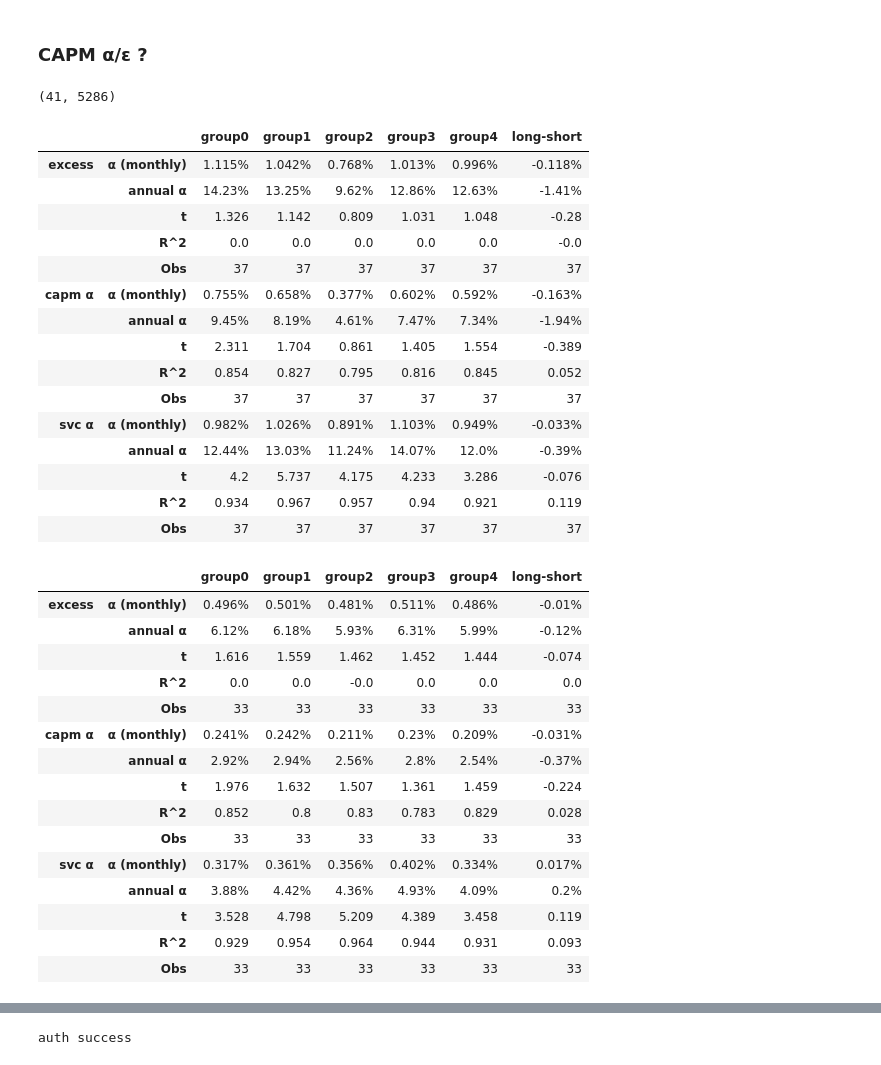
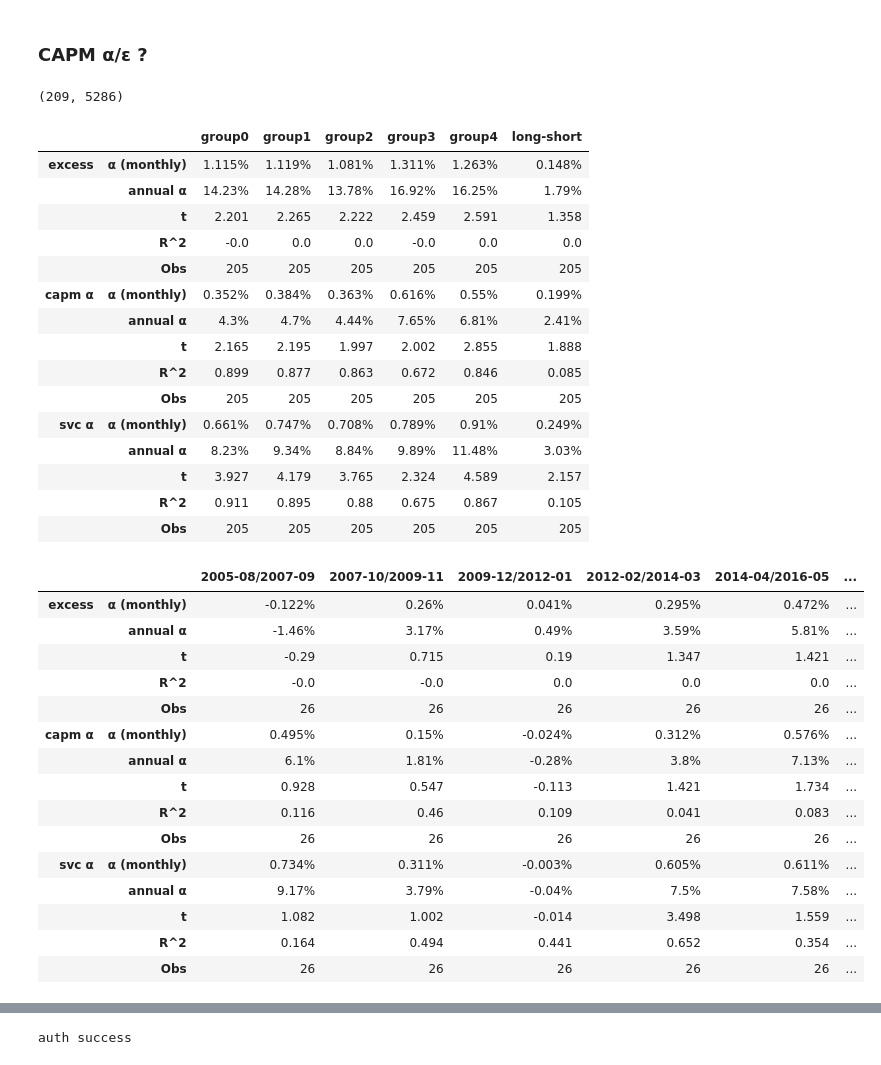
Before and after one commit to dacianpeng/mutual-fund-effective-or-not-Evidence-from-China, a Jupyter notebook: main.ipynb, the cells around one changed output, grey strips where cells are left out. Drawn from its saved outputs; the diff is of its cells as text; code cells hidden in the pictures.

```diff
--- a/main.ipynb
+++ b/main.ipynb
@@ -903,7 +903,6 @@ from factors import *
 from IPython.display import display
 start_time = '2005-6'
 end_time = (datetime.datetime.now() - pd.offsets.MonthEnd(1)).strftime('%Y-%m')
-end_time = '2019-6'
 # %% [markdown]
 ### CAPM α +
 # %%
@@ -1133,45 +1039,42 @@ all_fund_capm_α_ε = return_of_all_fund_.loc[start_time: end_time].rolling(wind
 
 all_fund_capm_α_ε.shape
 # %% [output]
-(41, 5286)
+(209, 5286)
 # %%
-group_and_statistic(all_fund_capm_α_ε, groups=5, weighting='mkt', interval=1)
-# 区分z-score / single factor
-# sharpe α ε
-#
+group_and_statistic(all_fund_capm_α_ε, groups=5, weighting='mkt', interval=1, kind='cross_section')
 # %% [output]
 |  |  | group0 | group1 | group2 | group3 | group4 | long-short |
-| excess | α (monthly) | 1.115% | 1.042% | 0.768% | 1.013% | 0.996% | -0.118% |
-|  | annual α | 14.23% | 13.25% | 9.62% | 12.86% | 12.63% | -1.41% |
-|  | t | 1.326 | 1.142 | 0.809 | 1.031 | 1.048 | -0.28 |
-|  | R^2 | 0.0 | 0.0 | 0.0 | 0.0 | 0.0 | -0.0 |
-|  | Obs | 37 | 37 | 37 | 37 | 37 | 37 |
-| capm α | α (monthly) | 0.755% | 0.658% | 0.377% | 0.602% | 0.592% | -0.163% |
-|  | annual α | 9.45% | 8.19% | 4.61% | 7.47% | 7.34% | -1.94% |
-|  | t | 2.311 | 1.704 | 0.861 | 1.405 | 1.554 | -0.389 |
-|  | R^2 | 0.854 | 0.827 | 0.795 | 0.816 | 0.845 | 0.052 |
-|  | Obs | 37 | 37 | 37 | 37 | 37 | 37 |
-| svc α | α (monthly) | 0.982% | 1.026% | 0.891% | 1.103% | 0.949% | -0.033% |
-|  | annual α | 12.44% | 13.03% | 11.24% | 14.07% | 12.0% | -0.39% |
-|  | t | 4.2 | 5.737 | 4.175 | 4.233 | 3.286 | -0.076 |
-|  | R^2 | 0.934 | 0.967 | 0.957 | 0.94 | 0.921 | 0.119 |
-|  | Obs | 37 | 37 | 37 | 37 | 37 | 37 |
+| excess | α (monthly) | 1.115% | 1.119% | 1.081% | 1.311% | 1.263% | 0.148% |
+|  | annual α | 14.23% | 14.28% | 13.78% | 16.92% | 16.25% | 1.79% |
+|  | t | 2.201 | 2.265 | 2.222 | 2.459 | 2.591 | 1.358 |
+|  | R^2 | -0.0 | 0.0 | 0.0 | -0.0 | 0.0 | 0.0 |
+|  | Obs | 205 | 205 | 205 | 205 | 205 | 205 |
+| capm α | α (monthly) | 0.352% | 0.384% | 0.363% | 0.616% | 0.55% | 0.199% |
+|  | annual α | 4.3% | 4.7% | 4.44% | 7.65% | 6.81% | 2.41% |
+|  | t | 2.165 | 2.195 | 1.997 | 2.002 | 2.855 | 1.888 |
+|  | R^2 | 0.899 | 0.877 | 0.863 | 0.672 | 0.846 | 0.085 |
+|  | Obs | 205 | 205 | 205 | 205 | 205 | 205 |
+| svc α | α (monthly) | 0.661% | 0.747% | 0.708% | 0.789% | 0.91% | 0.249% |
+|  | annual α | 8.23% | 9.34% | 8.84% | 9.89% | 11.48% | 3.03% |
+|  | t | 3.927 | 4.179 | 3.765 | 2.324 | 4.589 | 2.157 |
+|  | R^2 | 0.911 | 0.895 | 0.88 | 0.675 | 0.867 | 0.105 |
+|  | Obs | 205 | 205 | 205 | 205 | 205 | 205 |
 # %%
-group_and_statistic(all_fund_capm_α_ε, groups=5, weighting='mkt', interval=3)
+group_and_statistic(all_fund_capm_α_ε, groups=5, weighting='mkt', interval=1, kind='time_series', time_span=24)
 # %% [output]
-|  |  | group0 | group1 | group2 | group3 | group4 | long-short |
-| excess | α (monthly) | 0.496% | 0.501% | 0.481% | 0.511% | 0.486% | -0.01% |
-|  | annual α | 6.12% | 6.18% | 5.93% | 6.31% | 5.99% | -0.12% |
-|  | t | 1.616 | 1.559 | 1.462 | 1.452 | 1.444 | -0.074 |
-|  | R^2 | 0.0 | 0.0 | -0.0 | 0.0 | 0.0 | 0.0 |
-|  | Obs | 33 | 33 | 33 | 33 | 33 | 33 |
-| capm α | α (monthly) | 0.241% | 0.242% | 0.211% | 0.23% | 0.209% | -0.031% |
-|  | annual α | 2.92% | 2.94% | 2.56% | 2.8% | 2.54% | -0.37% |
-|  | t | 1.976 | 1.632 | 1.507 | 1.361 | 1.459 | -0.224 |
-|  | R^2 | 0.852 | 0.8 | 0.83 | 0.783 | 0.829 | 0.028 |
-|  | Obs | 33 | 33 | 33 | 33 | 33 | 33 |
-| svc α | α (monthly) | 0.317% | 0.361% | 0.356% | 0.402% | 0.334% | 0.017% |
-|  | annual α | 3.88% | 4.42% | 4.36% | 4.93% | 4.09% | 0.2% |
-|  | t | 3.528 | 4.798 | 5.209 | 4.389 | 3.458 | 0.119 |
-|  | R^2 | 0.929 | 0.954 | 0.964 | 0.944 | 0.931 | 0.093 |
-|  | Obs | 33 | 33 | 33 | 33 | 33 | 33 |
+|  |  | 2005-08/2007-09 | 2007-10/2009-11 | 2009-12/2012-01 | 2012-02/2014-03 | 2014-04/2016-05 | ... |
+| excess | α (monthly) | -0.122% | 0.26% | 0.041% | 0.295% | 0.472% | ... |
+|  | annual α | -1.46% | 3.17% | 0.49% | 3.59% | 5.81% | ... |
+|  | t | -0.29 | 0.715 | 0.19 | 1.347 | 1.421 | ... |
+|  | R^2 | -0.0 | -0.0 | 0.0 | 0.0 | 0.0 | ... |
+|  | Obs | 26 | 26 | 26 | 26 | 26 | ... |
+| capm α | α (monthly) | 0.495% | 0.15% | -0.024% | 0.312% | 0.576% | ... |
+|  | annual α | 6.1% | 1.81% | -0.28% | 3.8% | 7.13% | ... |
+|  | t | 0.928 | 0.547 | -0.113 | 1.421 | 1.734 | ... |
+|  | R^2 | 0.116 | 0.46 | 0.109 | 0.041 | 0.083 | ... |
+|  | Obs | 26 | 26 | 26 | 26 | 26 | ... |
+| svc α | α (monthly) | 0.734% | 0.311% | -0.003% | 0.605% | 0.611% | ... |
+|  | annual α | 9.17% | 3.79% | -0.04% | 7.5% | 7.58% | ... |
+|  | t | 1.082 | 1.002 | -0.014 | 3.498 | 1.559 | ... |
+|  | R^2 | 0.164 | 0.494 | 0.441 | 0.652 | 0.354 | ... |
+|  | Obs | 26 | 26 | 26 | 26 | 26 | ... |
```
Also changed, not shown: parts of 62 cells of this notebook, 3 other files.
